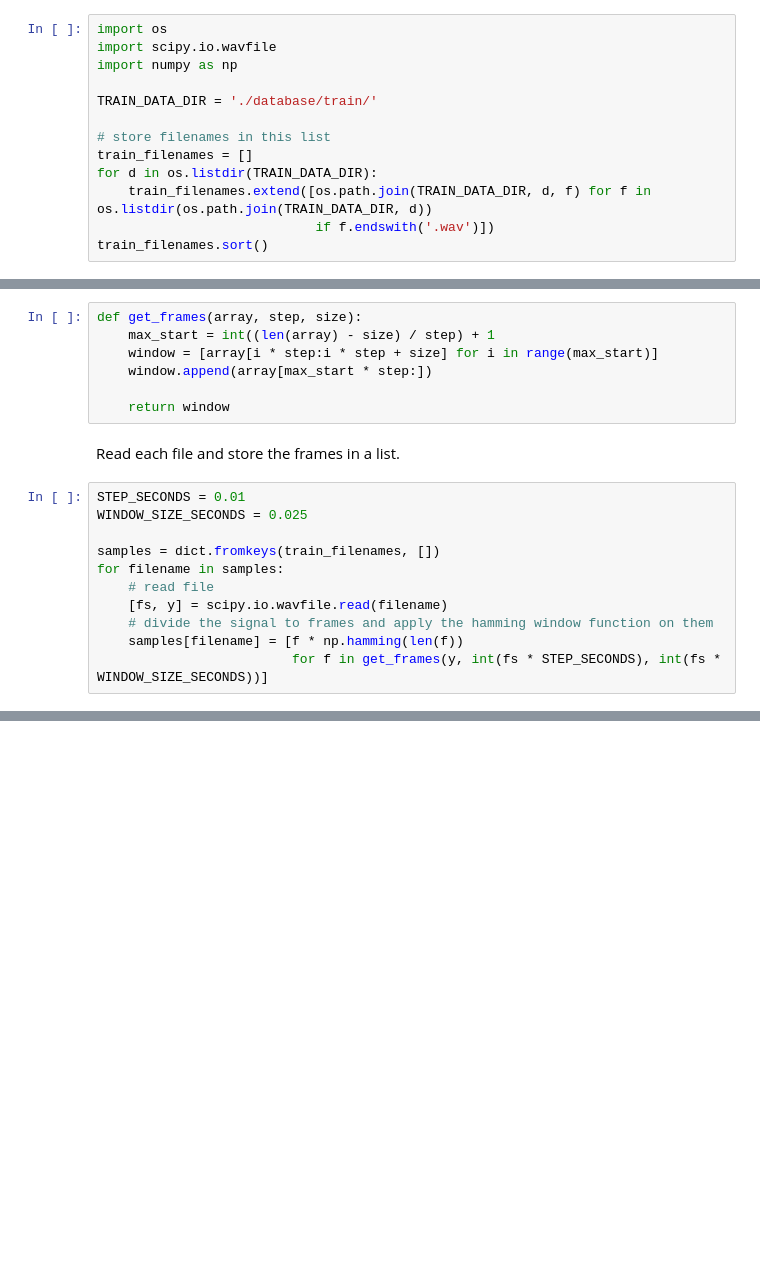
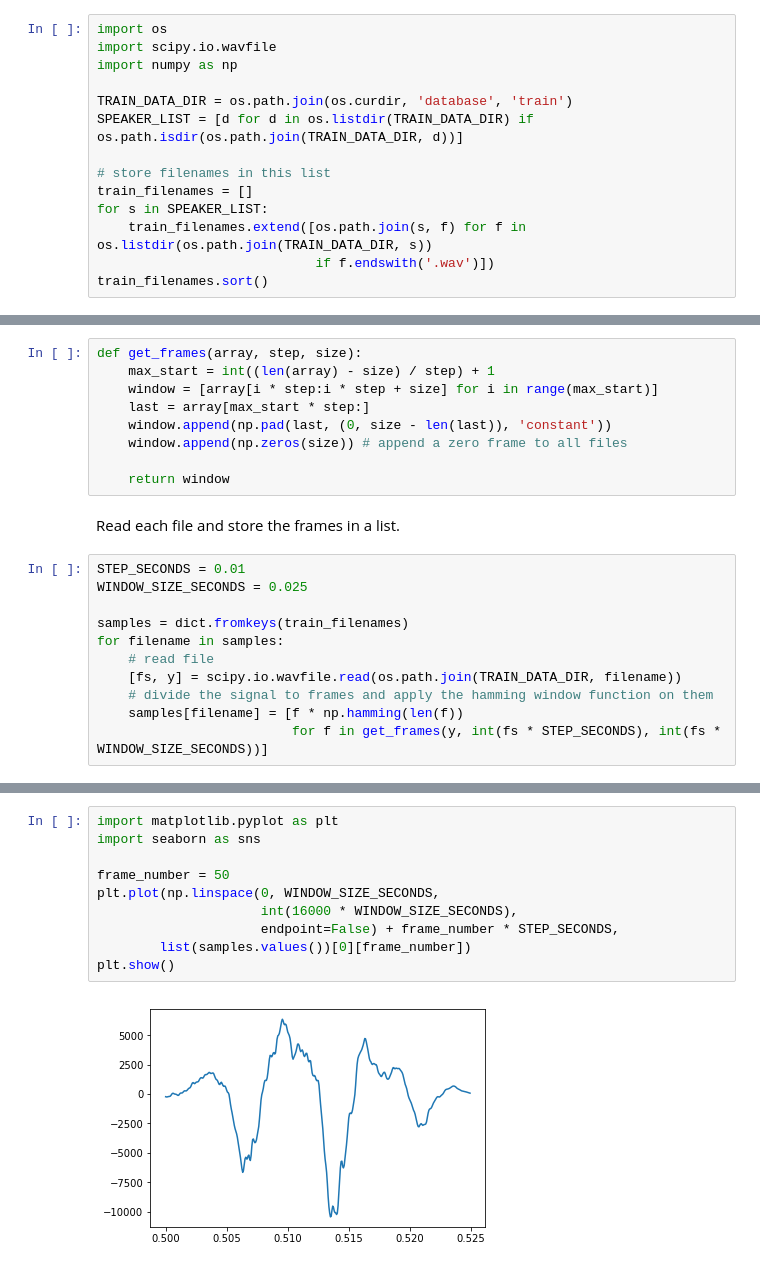
Before and after one commit to majid-vaghari/speech, a Jupyter notebook: Speech Recognition Project.ipynb, the cells around one changed output, grey strips where cells are left out. Drawn from its saved outputs; the diff is of its cells as text; blank space fills up the shorter version.

```diff
--- a/Speech Recognition Project.ipynb
+++ b/Speech Recognition Project.ipynb
@@ -11,12 +11,13 @@ import os
 import scipy.io.wavfile
 import numpy as np
 
-TRAIN_DATA_DIR = './database/train/'
+TRAIN_DATA_DIR = os.path.join(os.curdir, 'database', 'train')
+SPEAKER_LIST = [d for d in os.listdir(TRAIN_DATA_DIR) if os.path.isdir(os.path.join(TRAIN_DATA_DIR, d))]
 
 # store filenames in this list
 train_filenames = []
-for d in os.listdir(TRAIN_DATA_DIR):
-    train_filenames.extend([os.path.join(TRAIN_DATA_DIR, d, f) for f in os.listdir(os.path.join(TRAIN_DATA_DIR, d))
+for s in SPEAKER_LIST:
+    train_filenames.extend([os.path.join(s, f) for f in os.listdir(os.path.join(TRAIN_DATA_DIR, s))
                             if f.endswith('.wav')])
 train_filenames.sort()
 # %% [markdown]
@@ -25,7 +26,9 @@ Now we're going to define a function that returns frames for a given signal.
 def get_frames(array, step, size):
     max_start = int((len(array) - size) / step) + 1
     window = [array[i * step:i * step + size] for i in range(max_start)]
-    window.append(array[max_start * step:])
+    last = array[max_start * step:]
+    window.append(np.pad(last, (0, size - len(last)), 'constant'))
+    window.append(np.zeros(size)) # append a zero frame to all files
 
     return window
 # %% [markdown]
@@ -34,10 +37,10 @@ Read each file and store the frames in a list.
 STEP_SECONDS = 0.01
 WINDOW_SIZE_SECONDS = 0.025
 
-samples = dict.fromkeys(train_filenames, [])
+samples = dict.fromkeys(train_filenames)
 for filename in samples:
     # read file
-    [fs, y] = scipy.io.wavfile.read(filename)
+    [fs, y] = scipy.io.wavfile.read(os.path.join(TRAIN_DATA_DIR, filename))
     # divide the signal to frames and apply the hamming window function on them
     samples[filename] = [f * np.hamming(len(f))
                          for f in get_frames(y, int(fs * STEP_SECONDS), int(fs * WINDOW_SIZE_SECONDS))]
@@ -43,0 +49,12 @@ for filename in samples:
+# %%
+import matplotlib.pyplot as plt
+import seaborn as sns
+
+frame_number = 50
+plt.plot(np.linspace(0, WINDOW_SIZE_SECONDS,
+                     int(16000 * WINDOW_SIZE_SECONDS),
+                     endpoint=False) + frame_number * STEP_SECONDS,
+        list(samples.values())[0][frame_number])
+plt.show()
+# %% [output]
+[figure, added]
```
Also changed, not shown: parts of 13 cells of this notebook, 1 other file.
